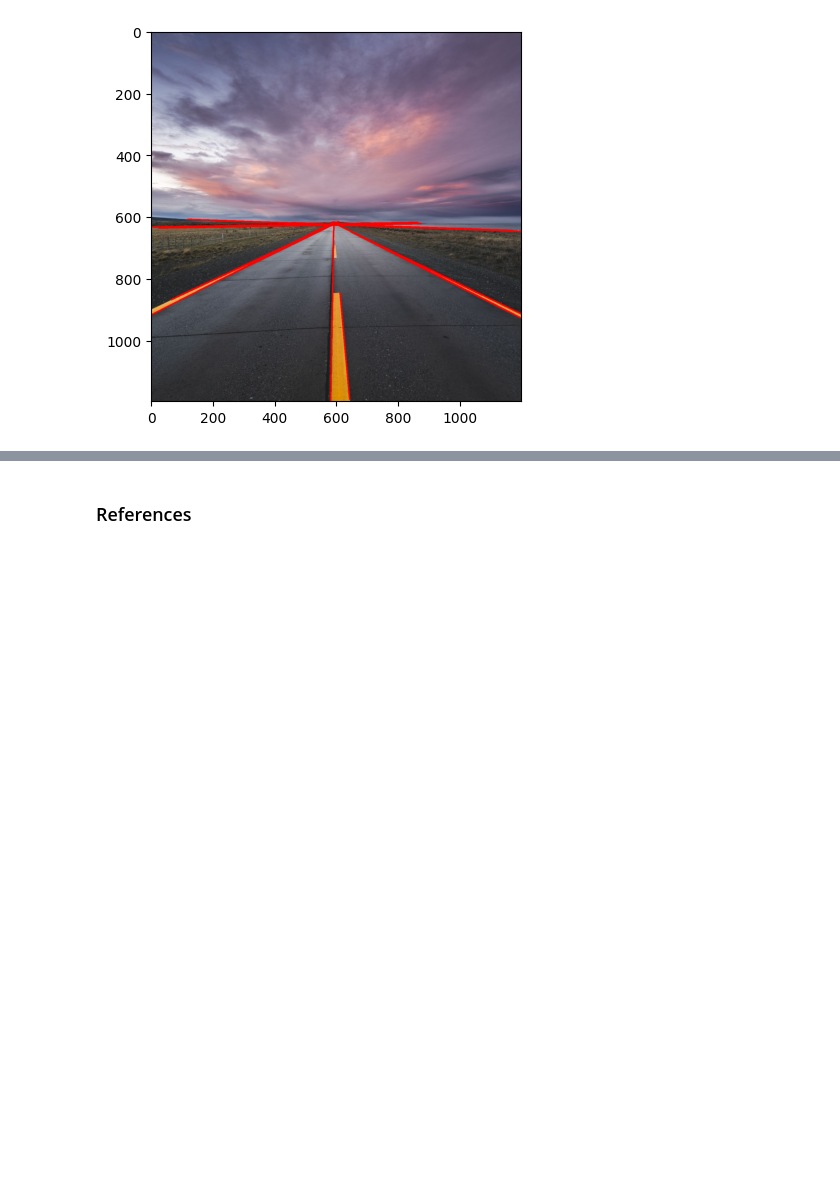
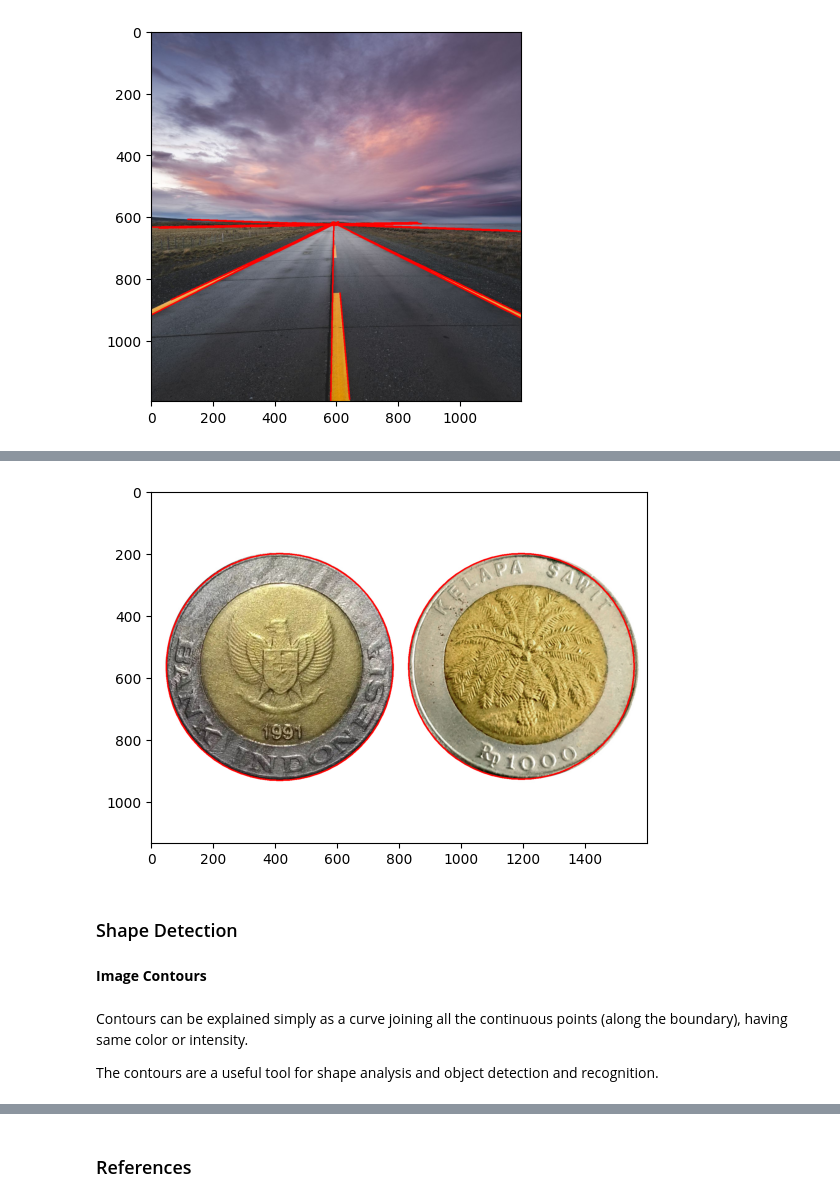
Before and after one commit to naufalihsan/opencv, a Jupyter notebook: 04_image_analysis_and_histogram.ipynb, the cells around one changed output, grey strips where cells are left out. Drawn from its saved outputs; the diff is of its cells as text; code cells hidden in the pictures; blank space fills up the shorter version.

Commit message:
shape detection

```diff
--- a/04_image_analysis_and_histogram.ipynb
+++ b/04_image_analysis_and_histogram.ipynb
@@ -199,0 +213,2 @@ plt.show()
+# %%
+img = cv2.imread("./images/coin.jpg", cv2.IMREAD_UNCHANGED)
@@ -199,0 +223,4 @@ plt.show()
+# %%
+img_rgb = cv2.cvtColor(img, cv2.COLOR_BGR2RGB)
+# %%
+img_annotate = img_rgb.copy()
@@ -199,0 +230,13 @@ plt.show()
+# %%
+plt.imshow(img_annotate)
+plt.show()
+# %% [output]
+[figure, added]
+# %% [markdown]
+### Shape Detection
+# %% [markdown]
+**Image Contours**
+# %% [markdown]
+Contours can be explained simply as a curve joining all the continuous points (along the boundary), having same color or intensity.
+
+The contours are a useful tool for shape analysis and object detection and recognition.
```
Also changed, not shown: parts of 31 cells of this notebook, 2 other files.
